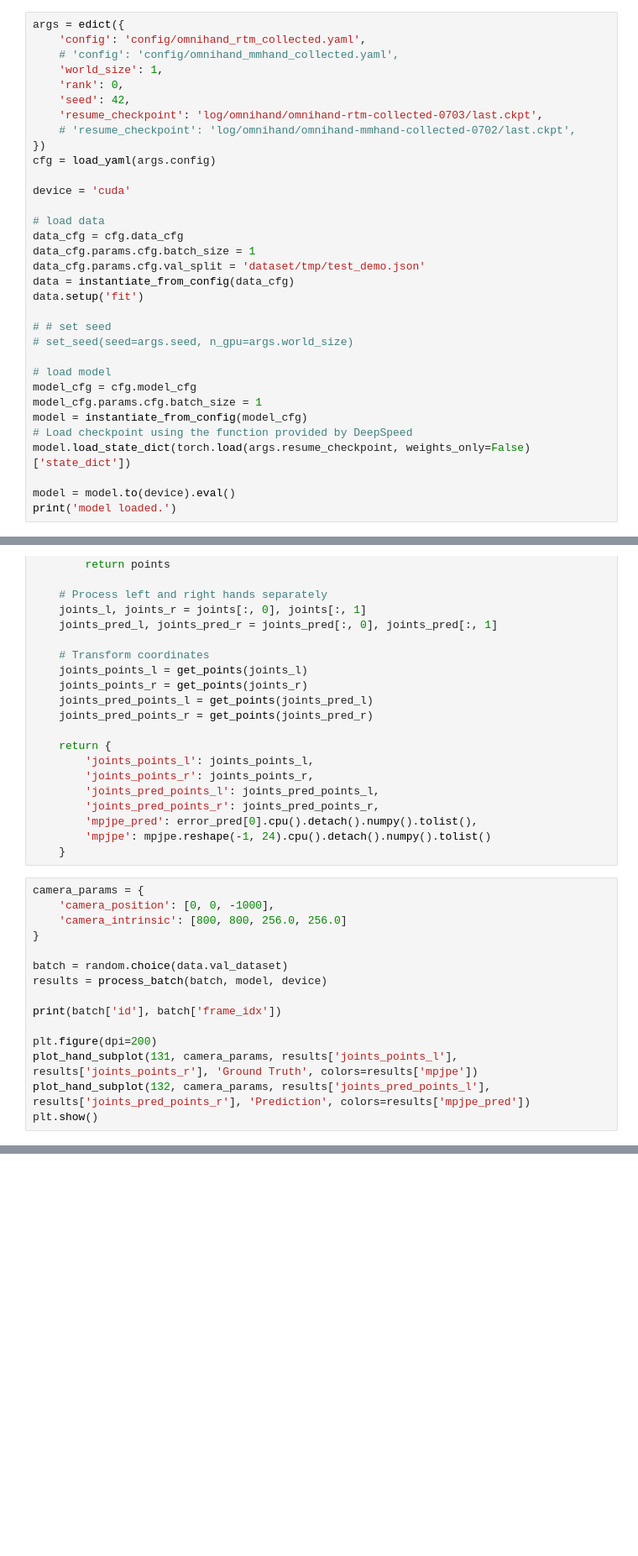
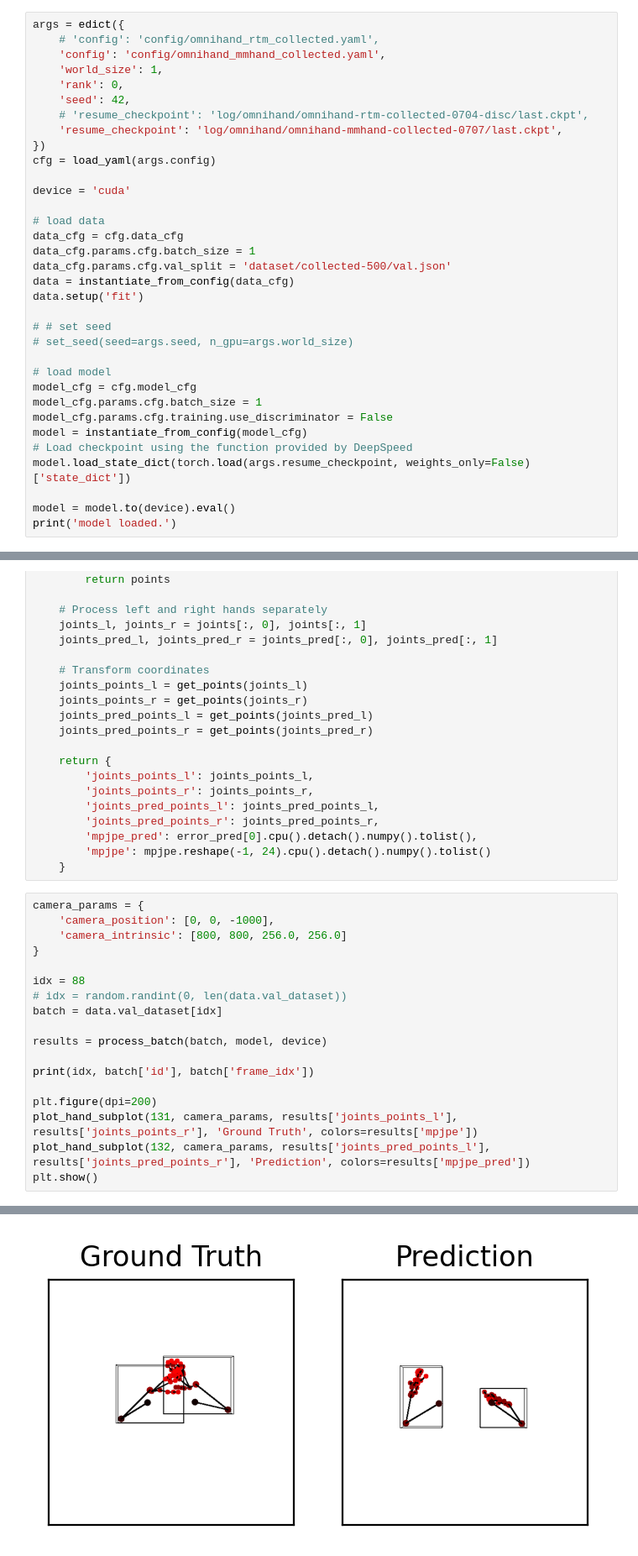
Before and after one commit to luckyyf0517/mmPRISM, a Jupyter notebook: view_evaluation.ipynb, the cells around one changed output, grey strips where cells are left out. Shown: that part at 84% size. Drawn from its saved outputs; the diff is of its cells as text; blank space fills up the shorter version.

Commit message:
update: collected

```diff
--- a/view_evaluation.ipynb
+++ b/view_evaluation.ipynb
@@ -29,13 +29,13 @@ warnings.filterwarnings("ignore", message="The dataloader, train_dataloader, doe
 warnings.filterwarnings("ignore", message="The dataloader, val_dataloader, does not have many workers", category=UserWarning)
 # %%
 args = edict({
-    'config': 'config/omnihand_rtm_collected.yaml',
-    # 'config': 'config/omnihand_mmhand_collected.yaml',
+    # 'config': 'config/omnihand_rtm_collected.yaml',
+    'config': 'config/omnihand_mmhand_collected.yaml',
     'world_size': 1,
     'rank': 0,
     'seed': 42,
-    'resume_checkpoint': 'log/omnihand/omnihand-rtm-collected-0703/last.ckpt',
-    # 'resume_checkpoint': 'log/omnihand/omnihand-mmhand-collected-0702/last.ckpt',
+    # 'resume_checkpoint': 'log/omnihand/omnihand-rtm-collected-0704-disc/last.ckpt',
+    'resume_checkpoint': 'log/omnihand/omnihand-mmhand-collected-0707/last.ckpt',
 })
 cfg = load_yaml(args.config)
 
@@ -44,7 +44,7 @@ device = 'cuda'
 # load data
 data_cfg = cfg.data_cfg
 data_cfg.params.cfg.batch_size = 1
-data_cfg.params.cfg.val_split = 'dataset/tmp/test_demo.json'
+data_cfg.params.cfg.val_split = 'dataset/collected-500/val.json'
 data = instantiate_from_config(data_cfg)
 data.setup('fit')
 
@@ -54,6 +54,7 @@ data.setup('fit')
 # load model
 model_cfg = cfg.model_cfg
 model_cfg.params.cfg.batch_size = 1
+model_cfg.params.cfg.training.use_discriminator = False
 model = instantiate_from_config(model_cfg)
 # Load checkpoint using the function provided by DeepSpeed
 model.load_state_dict(torch.load(args.resume_checkpoint, weights_only=False)['state_dict'])
@@ -135,12 +138,16 @@ camera_params = {
     'camera_intrinsic': [800, 800, 256.0, 256.0]
 }
 
-batch = random.choice(data.val_dataset)
+idx = 88
+# idx = random.randint(0, len(data.val_dataset))
+batch = data.val_dataset[idx]
+
 results = process_batch(batch, model, device)
 
-print(batch['id'], batch['frame_idx'])
+print(idx, batch['id'], batch['frame_idx'])
 
 plt.figure(dpi=200)
 plot_hand_subplot(131, camera_params, results['joints_points_l'], results['joints_points_r'], 'Ground Truth', colors=results['mpjpe'])
 plot_hand_subplot(132, camera_params, results['joints_pred_points_l'], results['joints_pred_points_r'], 'Prediction', colors=results['mpjpe_pred'])
 plt.show()
+# %% [output]
@@ -146,0 +156 @@ plt.show()
+[figure, added]
```
Also changed, not shown: parts of 6 cells of this notebook, 6 other files.
